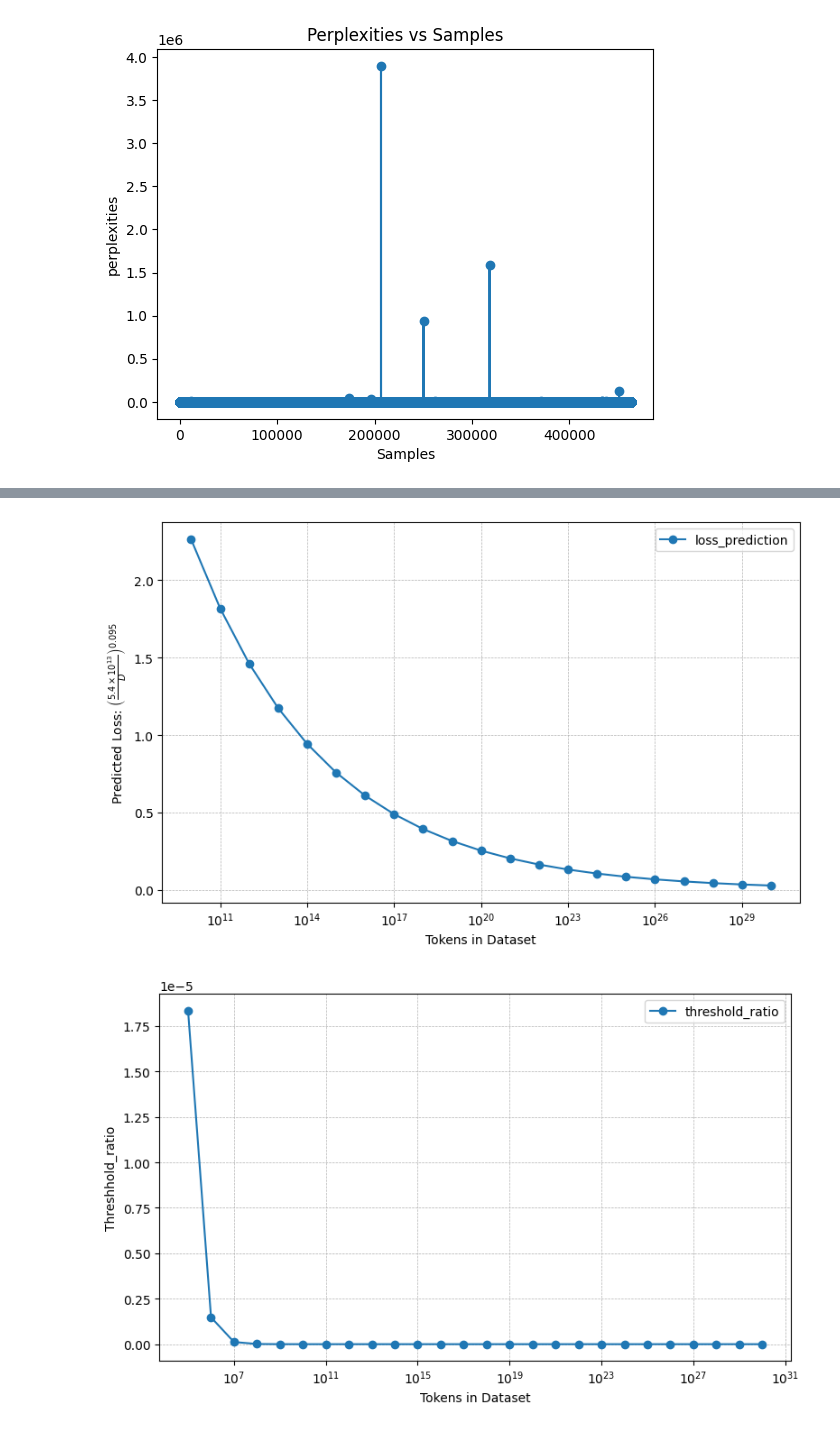
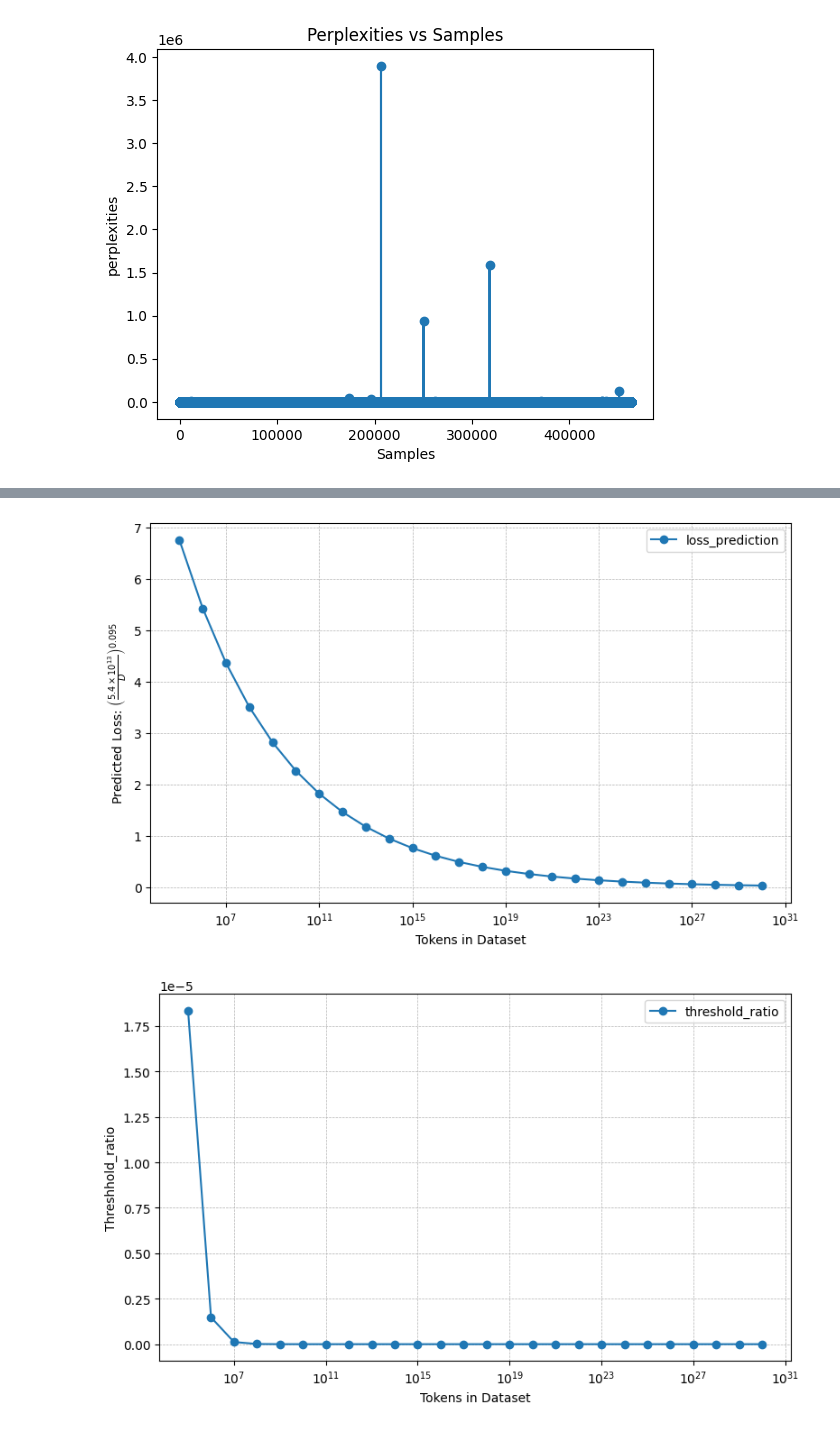
Before and after one commit to jaylim13/data-selection-project0, a Jupyter notebook: scaling_law/lightweight_fine_tuning.ipynb, the cells around one changed output, grey strips where cells are left out. Drawn from its saved outputs; the diff is of its cells as text; code cells hidden in the pictures.

```diff
--- a/scaling_law/lightweight_fine_tuning.ipynb
+++ b/scaling_law/lightweight_fine_tuning.ipynb
@@ -331,6 +353,11 @@ from matplotlib.ticker import LogLocator, LogFormatterMathtext
 
 D = np.array(
     [
+        1e5,
+        1e6,
+        1e7,
+        1e8,
+        1e9,
         1e10,
         1e11,
         1e12,
@@ -353,34 +380,34 @@ D = np.array(
         1e29,
         1e30,
     ]
 )
 
 
 def loss_prediction_func(D):
     return ((5.4 * (10**13)) / D) ** 0.095
 
 
 # def threshold_ratio_func(D):
 #     return (loss_prediction_func(D) - loss_prediction_func(D // 10)) / (9 * (D // 10))
 
 
 plt.figure(figsize=(8, 5))
 plt.plot(D, loss_prediction_func(D), marker="o", label="loss_prediction")
 # plt.plot(D, threshold_ratio_func(D), marker="o", label="threshold_ratio")
 # plt.plot(sample_sizes, perplexity_2, marker="o", label="Perplexitieis 50-100")
 
 plt.xscale("log")
 plt.gca().xaxis.set_major_locator(LogLocator(base=10.0))
 plt.gca().xaxis.set_major_formatter(LogFormatterMathtext())
 
 plt.xlabel("Tokens in Dataset")
 plt.ylabel(r"Predicted Loss: $\left(\frac{5.4 \times 10^{13}}{D}\right)^{0.095}$")
 plt.legend()
 plt.grid(True, which="both", ls="--", lw=0.5)
 plt.tight_layout()
 plt.show()
 # %% [output]
-[figure, old version]
+[figure, new version]
 # %%
 D = np.array(
     [
```
Also changed, not shown: parts of 9 cells of this notebook, 3 other files.
